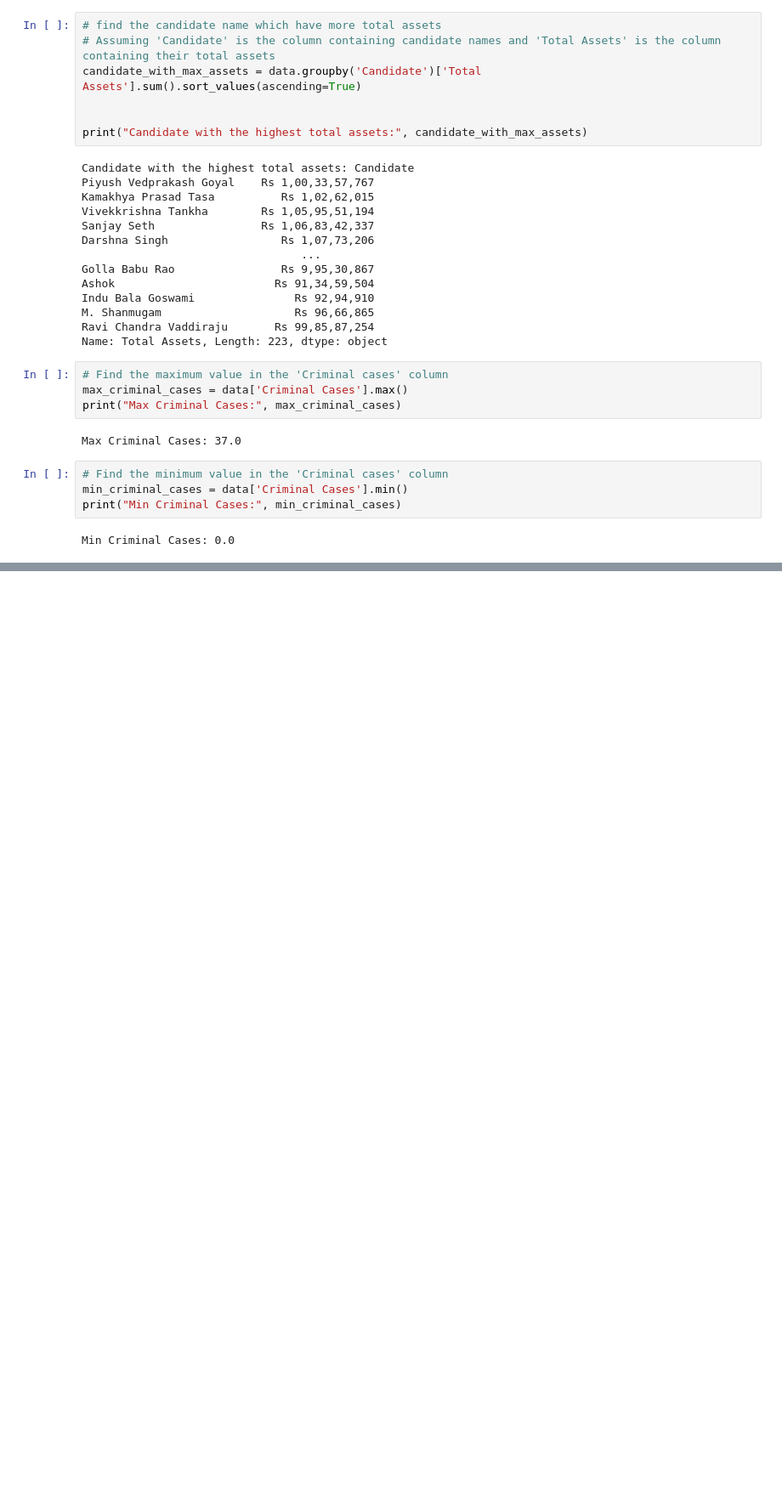
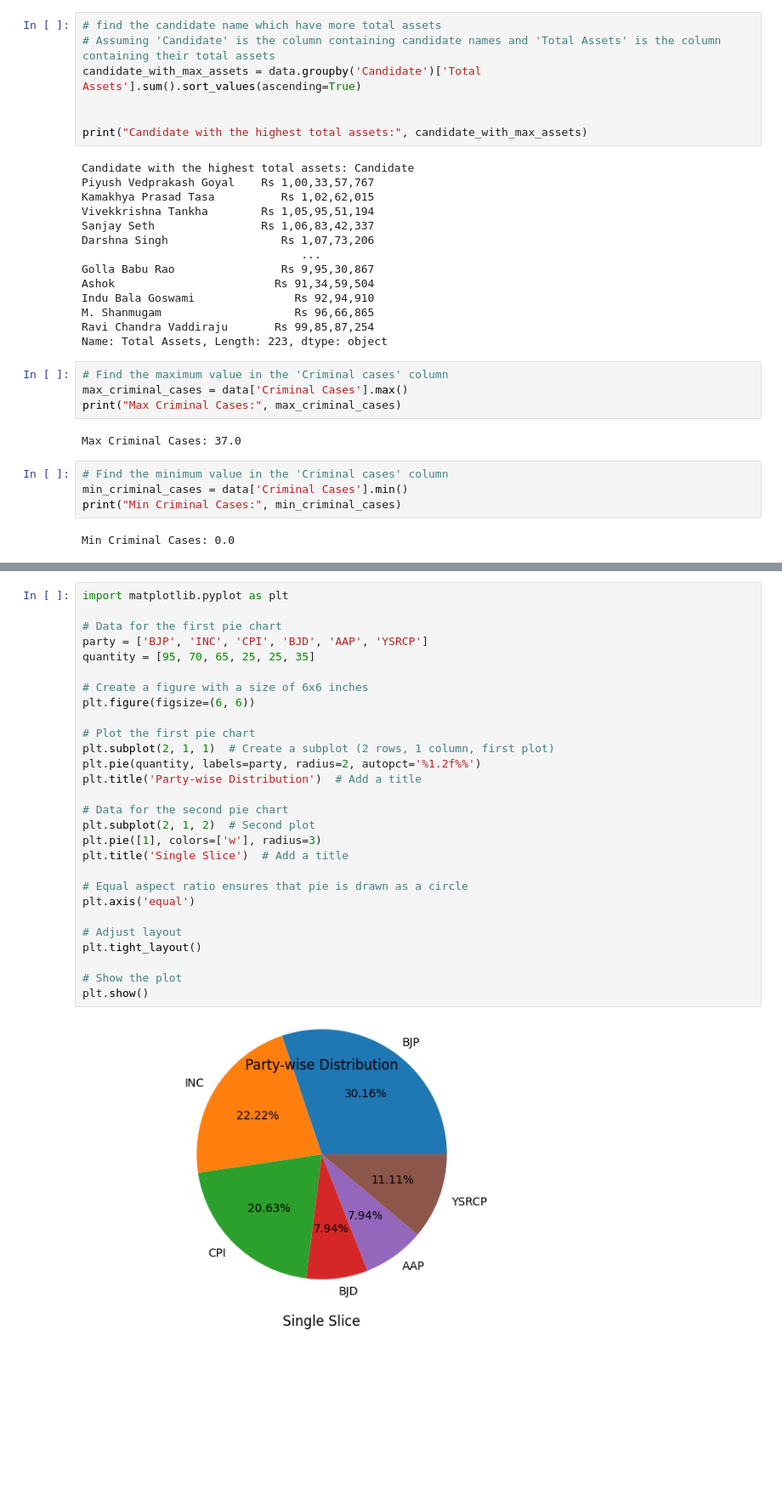
Before and after one commit to suruchi905/I-phone-Sales-Analysis, a Jupyter notebook: parties_Criminal_cases.ipynb, the cells around one changed output, grey strips where cells are left out. Shown: that part at 85% size. Drawn from its saved outputs; the diff is of its cells as text; blank space fills up the shorter version.

```diff
--- a/parties_Criminal_cases.ipynb
+++ b/parties_Criminal_cases.ipynb
@@ -194,0 +248,30 @@ plt.show()
+# %%
+import matplotlib.pyplot as plt
+
+# Data for the first pie chart
+party = ['BJP', 'INC', 'CPI', 'BJD', 'AAP', 'YSRCP']
+quantity = [95, 70, 65, 25, 25, 35]
+
+# Create a figure with a size of 6x6 inches
+plt.figure(figsize=(6, 6))
+
+# Plot the first pie chart
+plt.subplot(2, 1, 1)  # Create a subplot (2 rows, 1 column, first plot)
+plt.pie(quantity, labels=party, radius=2, autopct='%1.2f%%')
+plt.title('Party-wise Distribution')  # Add a title
+
+# Data for the second pie chart
+plt.subplot(2, 1, 2)  # Second plot
+plt.pie([1], colors=['w'], radius=3)
+plt.title('Single Slice')  # Add a title
+
+# Equal aspect ratio ensures that pie is drawn as a circle
+plt.axis('equal')
+
+# Adjust layout
+plt.tight_layout()
+
+# Show the plot
+plt.show()
+# %% [output]
+[figure, added]
```
Also changed, not shown: parts of 4 cells of this notebook.
